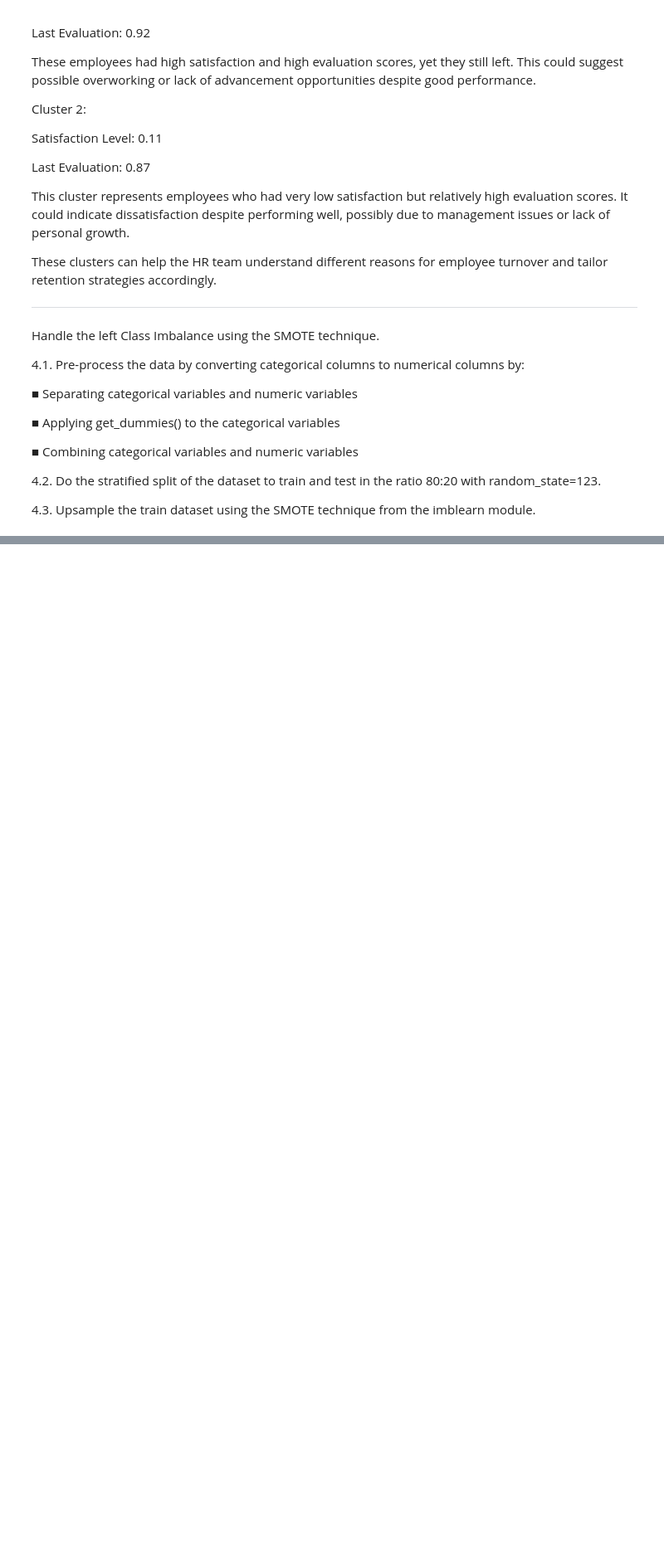
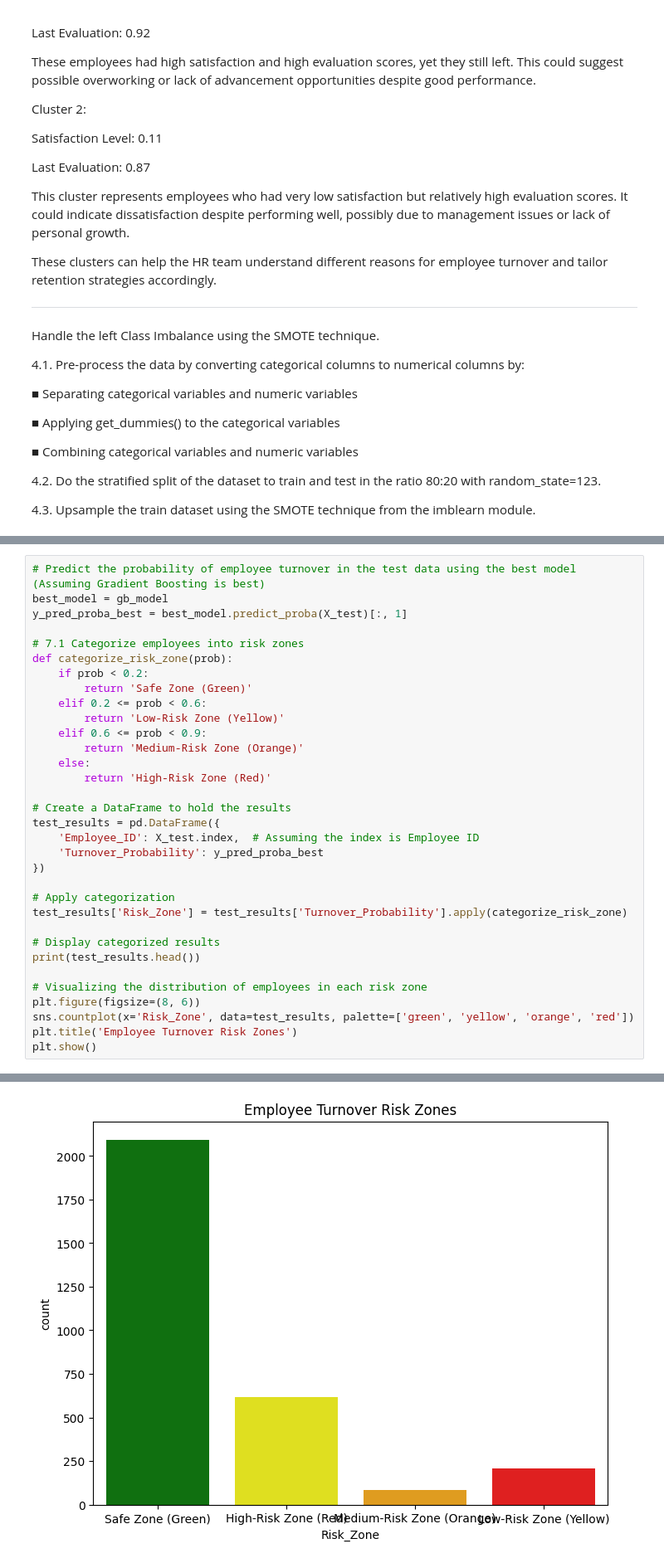
Before and after one commit to agarwalpratik/aiml, a Jupyter notebook: Employee_Turnover_Analytics.ipynb, the cells around one changed output, grey strips where cells are left out. Shown at 83% size. Drawn from its saved outputs; the diff is of its cells as text; blank space fills up the shorter version.

```diff
--- a/Employee_Turnover_Analytics.ipynb
+++ b/Employee_Turnover_Analytics.ipynb
@@ -268,0 +523,34 @@ Handle the left Class Imbalance using the SMOTE technique.
+# %%
+# Predict the probability of employee turnover in the test data using the best model (Assuming Gradient Boosting is best)
+best_model = gb_model
+y_pred_proba_best = best_model.predict_proba(X_test)[:, 1]
+
+# 7.1 Categorize employees into risk zones
+def categorize_risk_zone(prob):
+    if prob < 0.2:
+        return 'Safe Zone (Green)'
+    elif 0.2 <= prob < 0.6:
+        return 'Low-Risk Zone (Yellow)'
+    elif 0.6 <= prob < 0.9:
+        return 'Medium-Risk Zone (Orange)'
+    else:
+        return 'High-Risk Zone (Red)'
+
+# Create a DataFrame to hold the results
+test_results = pd.DataFrame({
+    'Employee_ID': X_test.index,  # Assuming the index is Employee ID
+    'Turnover_Probability': y_pred_proba_best
+})
+
+# Apply categorization
+test_results['Risk_Zone'] = test_results['Turnover_Probability'].apply(categorize_risk_zone)
+
+# Display categorized results
+print(test_results.head())
+
+# Visualizing the distribution of employees in each risk zone
+plt.figure(figsize=(8, 6))
+sns.countplot(x='Risk_Zone', data=test_results, palette=['green', 'yellow', 'orange', 'red'])
+plt.title('Employee Turnover Risk Zones')
+plt.show()
+# %% [output]
@@ -268,0 +566 @@ Handle the left Class Imbalance using the SMOTE technique.
+[figure, added]
```
Also changed, not shown: parts of 10 cells of this notebook.
